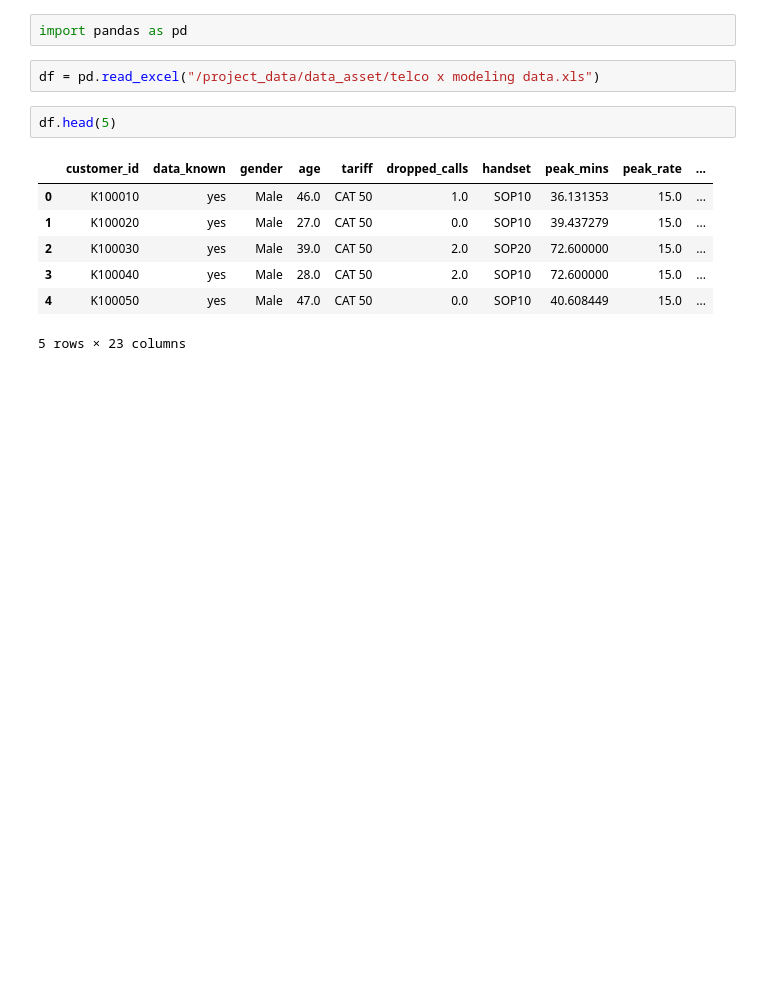
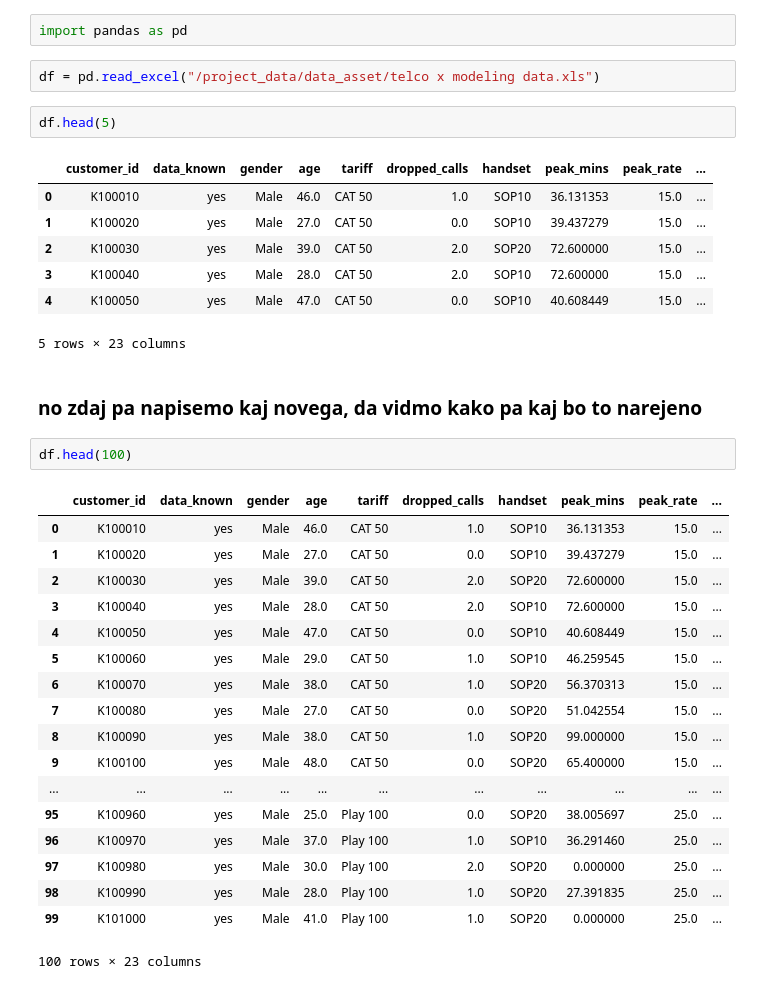
Before and after one commit to urosgjerek/IBMDS, a Jupyter notebook: assets/notebook/Notebook1_oRRODFLYx.ipynb, the cells around one changed output. Saved outputs shown, nothing was run; the diff lists cells and outputs as text; blank space fills up the shorter version.

```diff
--- a/assets/notebook/Notebook1_oRRODFLYx.ipynb
+++ b/assets/notebook/Notebook1_oRRODFLYx.ipynb
@@ -14,3 +14,26 @@ df.head(5)
 | 3 | K100040 | yes | Male | 28.0 | CAT 50 | 2.0 | SOP10 | 72.600000 | 15.0 | ... |
 | 4 | K100050 | yes | Male | 47.0 | CAT 50 | 0.0 | SOP10 | 40.608449 | 15.0 | ... |
 5 rows × 23 columns
+# %% [markdown]
+### no zdaj pa napisemo kaj novega, da vidmo kako pa kaj bo to narejeno
+# %%
+df.head(100)
+# %% [output]
+|  | customer_id | data_known | gender | age | tariff | dropped_calls | handset | peak_mins | peak_rate | ... |
+| 0 | K100010 | yes | Male | 46.0 | CAT 50 | 1.0 | SOP10 | 36.131353 | 15.0 | ... |
+| 1 | K100020 | yes | Male | 27.0 | CAT 50 | 0.0 | SOP10 | 39.437279 | 15.0 | ... |
+| 2 | K100030 | yes | Male | 39.0 | CAT 50 | 2.0 | SOP20 | 72.600000 | 15.0 | ... |
+| 3 | K100040 | yes | Male | 28.0 | CAT 50 | 2.0 | SOP10 | 72.600000 | 15.0 | ... |
+| 4 | K100050 | yes | Male | 47.0 | CAT 50 | 0.0 | SOP10 | 40.608449 | 15.0 | ... |
+| 5 | K100060 | yes | Male | 29.0 | CAT 50 | 1.0 | SOP10 | 46.259545 | 15.0 | ... |
+| 6 | K100070 | yes | Male | 38.0 | CAT 50 | 1.0 | SOP20 | 56.370313 | 15.0 | ... |
+| 7 | K100080 | yes | Male | 27.0 | CAT 50 | 0.0 | SOP20 | 51.042554 | 15.0 | ... |
+| 8 | K100090 | yes | Male | 38.0 | CAT 50 | 1.0 | SOP20 | 99.000000 | 15.0 | ... |
+| 9 | K100100 | yes | Male | 48.0 | CAT 50 | 0.0 | SOP20 | 65.400000 | 15.0 | ... |
+| ... | ... | ... | ... | ... | ... | ... | ... | ... | ... | ... |
+| 95 | K100960 | yes | Male | 25.0 | Play 100 | 0.0 | SOP20 | 38.005697 | 25.0 | ... |
+| 96 | K100970 | yes | Male | 37.0 | Play 100 | 1.0 | SOP10 | 36.291460 | 25.0 | ... |
+| 97 | K100980 | yes | Male | 30.0 | Play 100 | 2.0 | SOP20 | 0.000000 | 25.0 | ... |
+| 98 | K100990 | yes | Male | 28.0 | Play 100 | 1.0 | SOP20 | 27.391835 | 25.0 | ... |
+| 99 | K101000 | yes | Male | 41.0 | Play 100 | 1.0 | SOP20 | 0.000000 | 25.0 | ... |
+100 rows × 23 columns
```
